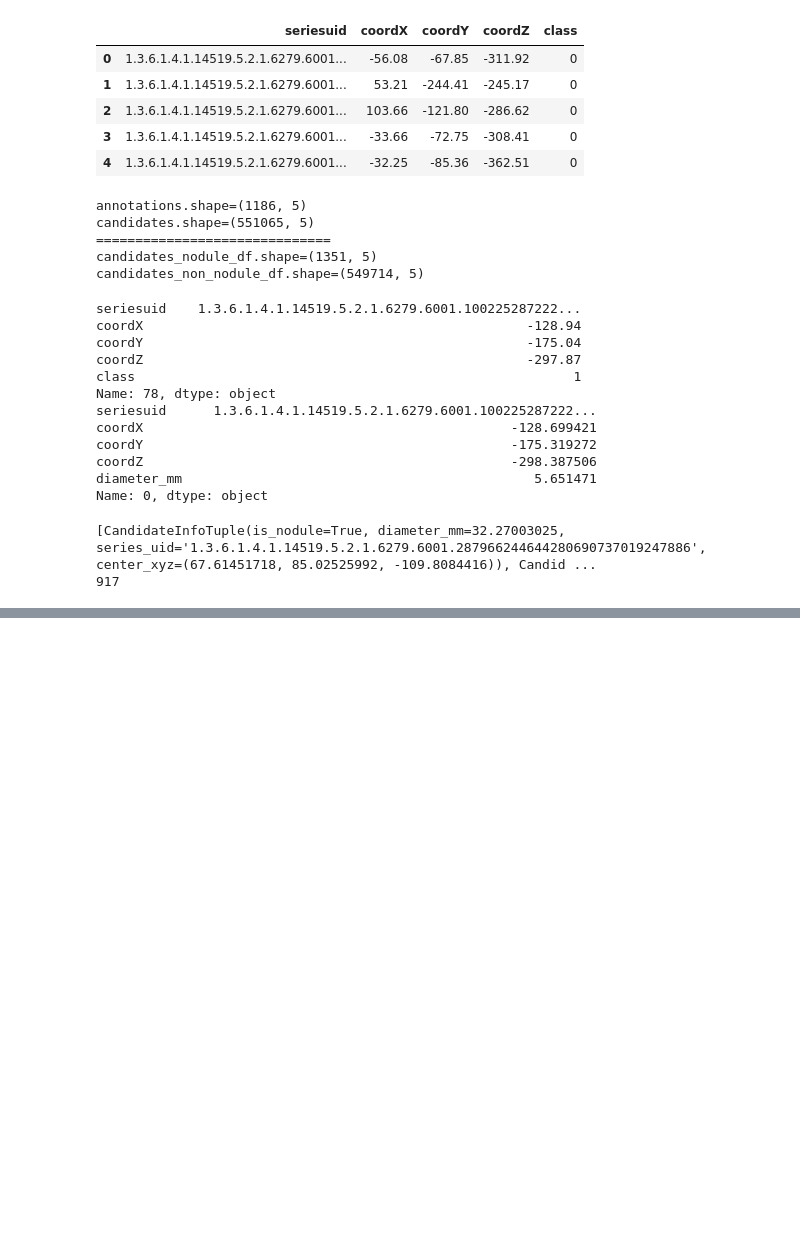
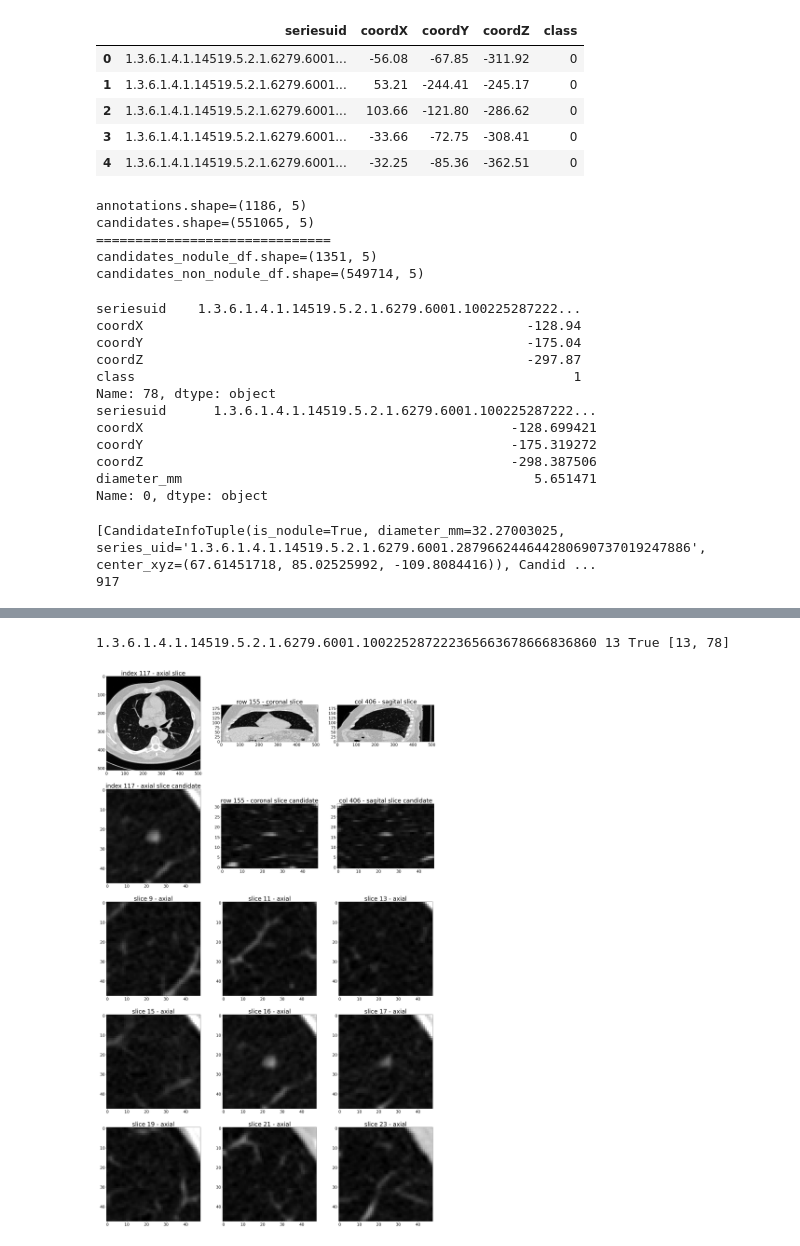
Before and after one commit to AntoEnterpriseAJ/CT-Nodule-Net, a Jupyter notebook: notebooks/data_preparing.ipynb, the cells around one changed output, grey strips where cells are left out. Saved outputs shown, nothing was run; the diff lists cells and outputs as text; code cells hidden in the pictures; blank space fills up the shorter version.

Commit message:
feat: new LunaDataset class for data loading

```diff
--- a/notebooks/data_preparing.ipynb
+++ b/notebooks/data_preparing.ipynb
@@ -146,3 +146,6 @@ print(sum(candidates_info[i].diameter_mm > 0 for i in range(len(candidates_info)
 # %% [output]
 [CandidateInfoTuple(is_nodule=True, diameter_mm=32.27003025, series_uid='1.3.6.1.4.1.14519.5.2.1.6279.6001.287966244644280690737019247886', center_xyz=(67.61451718, 85.02525992, -109.8084416)), Candid ...
 917
+# %%
+series_uid = "1.3.6.1.4.1.14519.5.2.1.6279.6001.100225287222365663678666836860"
+list(DATA_PATH.rglob(f"subset*/{series_uid}.mhd"))[0]
@@ -148,0 +252,36 @@ print(sum(candidates_info[i].diameter_mm > 0 for i in range(len(candidates_info)
+# %%
+import torch
+from torch.utils.data import Dataset
+
+class LunaDataset(Dataset):
+    def __init__(self, validate_stride=0, validate=False, series_uid=None):
+        self.candidate_info_list = getCandidateInfo(annotations_path=ANNOTATIONS_PATH, candidates_path=CANDIDATES_PATH)
+
+        if series_uid:
+            self.candidate_info_list = [candidate for candidate in self.candidate_info_list if candidate.series_uid == series_uid]
+
+        if validate:
+            assert validate_stride > 0 and validate_stride < len(self.candidate_info_list), f"invalid validation stride: {validate_stride}"
+            self.candidate_info_list = self.candidate_info_list[::validate_stride]
+        elif validate_stride > 0:
+            del self.candidate_info_list[::validate_stride]
+
+        assert self.candidate_info_list
+
+    def __len__(self):
+        return len(self.candidate_info_list)
+
+    def __getitem__(self, index):
+        assert index >= 0 and index < len(self.candidate_info_list), "index out of range"
+
+        series_uid = self.candidate_info_list[index].series_uid
+        xyz = self.candidate_info_list[index].center_xyz
+        is_nodule = self.candidate_info_list[index].is_nodule
+
+        ct_scan = CTScan(series_uid)
+        candidate, candidate_irc = ct_scan.get_raw_candidate(candidate_xyz=xyz, width_irc=(32, 48, 48))
+
+        candidate_t = torch.tensor(candidate, dtype=torch.float32).unsqueeze(0)
+        is_nodule_t = torch.tensor(is_nodule, dtype=torch.long)
+
+        return (candidate_t, is_nodule_t, series_uid, candidate_irc)
@@ -148,0 +413,8 @@ print(sum(candidates_info[i].diameter_mm > 0 for i in range(len(candidates_info)
+# %%
+showCandidate(
+    series_uid="1.3.6.1.4.1.14519.5.2.1.6279.6001.100225287222365663678666836860",
+    batch_ndx=13
+    )
+# %% [output]
+1.3.6.1.4.1.14519.5.2.1.6279.6001.100225287222365663678666836860 13 True [13, 78]
+[figure, added]
```
Also changed, not shown: parts of 11 cells of this notebook.
